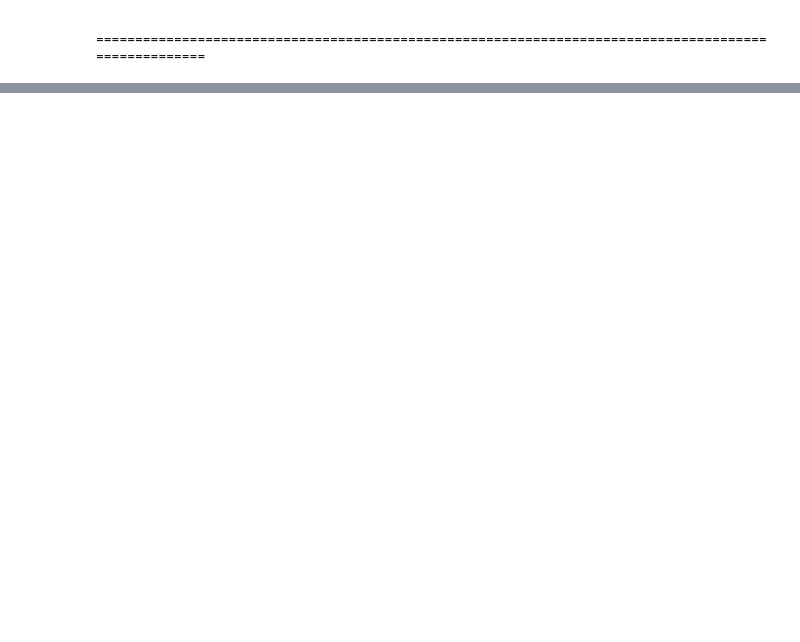
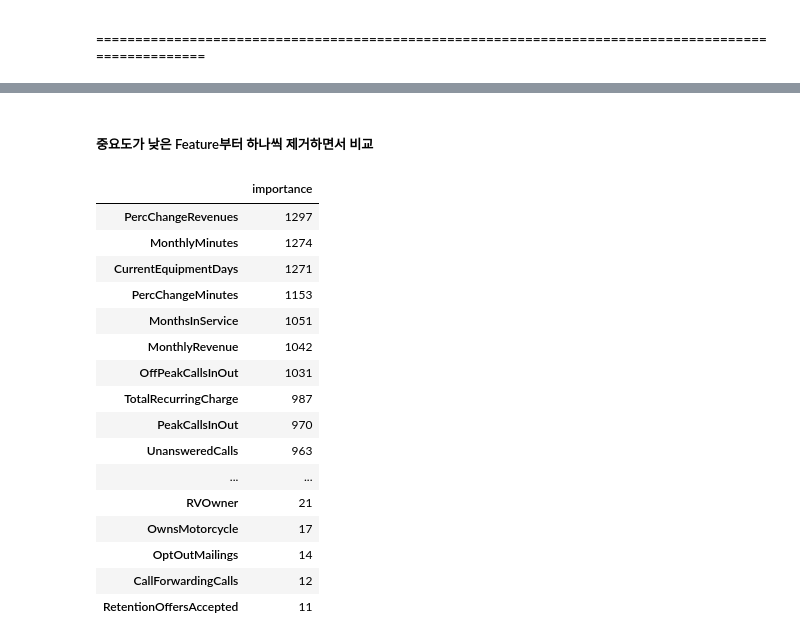
Before and after one commit to SKNETWORKS-FAMILY-AICAMP/SKN04-2nd-5Team, a Jupyter notebook: lgbm.ipynb, the cells around one changed output, grey strips where cells are left out. Cells and saved outputs as stored; diff of their text form; code cells hidden in the pictures; blank space fills up the shorter version.

Commit message:
feat: LightGBM 내용추가 Feature importance를 보고 하니씩 지워나가며 결과 비교 하는 내용작성

```diff
--- a/lgbm.ipynb
+++ b/lgbm.ipynb
@@ -205,0 +210,16 @@ weighted avg       0.70      0.73      0.66     10209
+# %%
+best_param = {'colsample_bytree': 0.3616380317466008, 'learning_rate': 0.02260902402205512, 'max_depth': 17, 'n_estimators': 789, 'subsample': 0.9677975232207768}
+# %%
+drop_na_train, temp = train_test_split(drop_na_data, test_size=0.4, random_state=0)
+drop_na_valid, drop_na_test = train_test_split(temp, test_size=0.5, random_state=0)
+lgbm = lightgbm.LGBMClassifier(
+            **best_param,
+            random_state=0,
+            verbose=0
+        )
+lgbm.fit(
+    drop_na_train.drop(columns=['Churn']), drop_na_train['Churn'],
+    eval_set=[(drop_na_valid.drop(columns=['Churn']), drop_na_valid['Churn'])]
+)
+plt.rcParams["figure.figsize"] = (10, 15)
+lightgbm.plot_importance(lgbm)
@@ -205,0 +229,25 @@ weighted avg       0.70      0.73      0.66     10209
+# %% [markdown]
+##### 중요도가 낮은 Feature부터 하나씩 제거하면서 비교
+# %%
+importance_data = pd.DataFrame({'importance':lgbm.feature_importances_}, index = lgbm.feature_names_in_)
+# %%
+importance_data = importance_data.sort_values('importance', ascending=False)
+importance_data
+# %% [output]
+|  | importance |
+| PercChangeRevenues | 1297 |
+| MonthlyMinutes | 1274 |
+| CurrentEquipmentDays | 1271 |
+| PercChangeMinutes | 1153 |
+| MonthsInService | 1051 |
+| MonthlyRevenue | 1042 |
+| OffPeakCallsInOut | 1031 |
+| TotalRecurringCharge | 987 |
+| PeakCallsInOut | 970 |
+| UnansweredCalls | 963 |
+| ... | ... |
+| RVOwner | 21 |
+| OwnsMotorcycle | 17 |
+| OptOutMailings | 14 |
+| CallForwardingCalls | 12 |
+| RetentionOffersAccepted | 11 |
```
Also changed, not shown: parts of 5 cells of this notebook.
